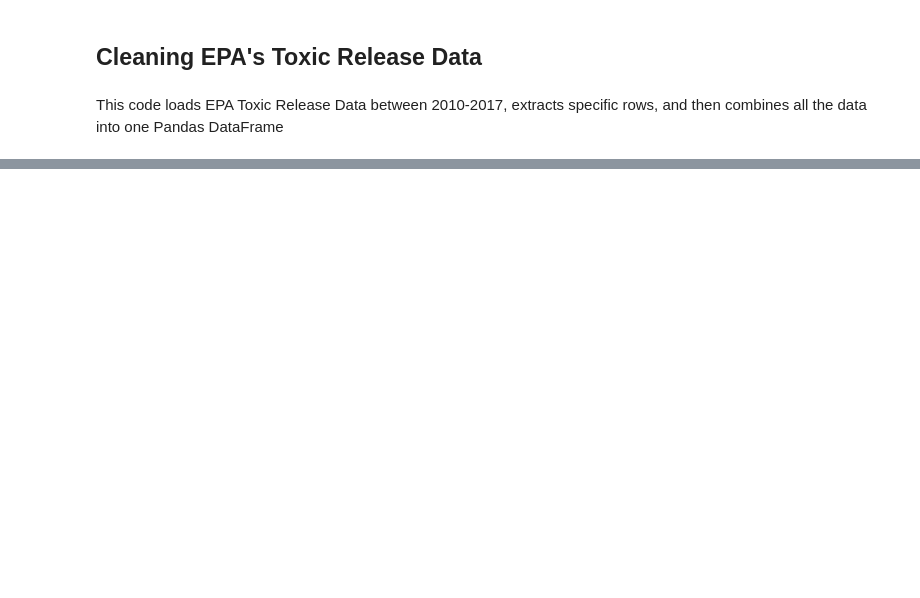
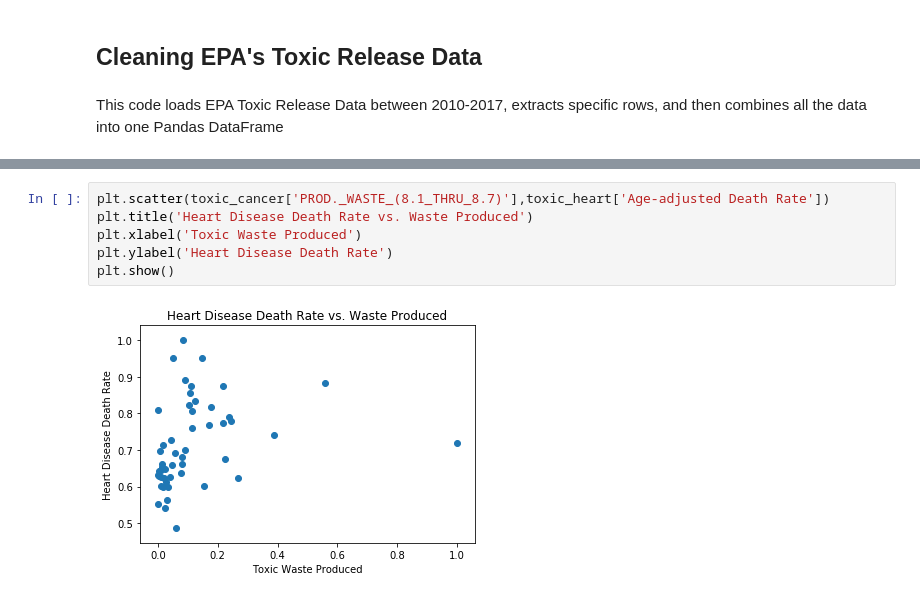
Before and after one commit to austinlittle1/ETLproject, a Jupyter notebook: toxic_release_resources/CleanToxicReleaseData.ipynb, the cells around one changed output, grey strips where cells are left out. Saved outputs shown, nothing was run; the diff lists cells and outputs as text; blank space fills up the shorter version.

```diff
--- a/toxic_release_resources/CleanToxicReleaseData.ipynb
+++ b/toxic_release_resources/CleanToxicReleaseData.ipynb
@@ -49,0 +141,8 @@ ToxRelData
+# %%
+plt.scatter(toxic_cancer['PROD._WASTE_(8.1_THRU_8.7)'],toxic_heart['Age-adjusted Death Rate'])
+plt.title('Heart Disease Death Rate vs. Waste Produced')
+plt.xlabel('Toxic Waste Produced')
+plt.ylabel('Heart Disease Death Rate')
+plt.show()
+# %% [output]
+[figure, added]
```
Also changed, not shown: parts of 11 cells of this notebook.
